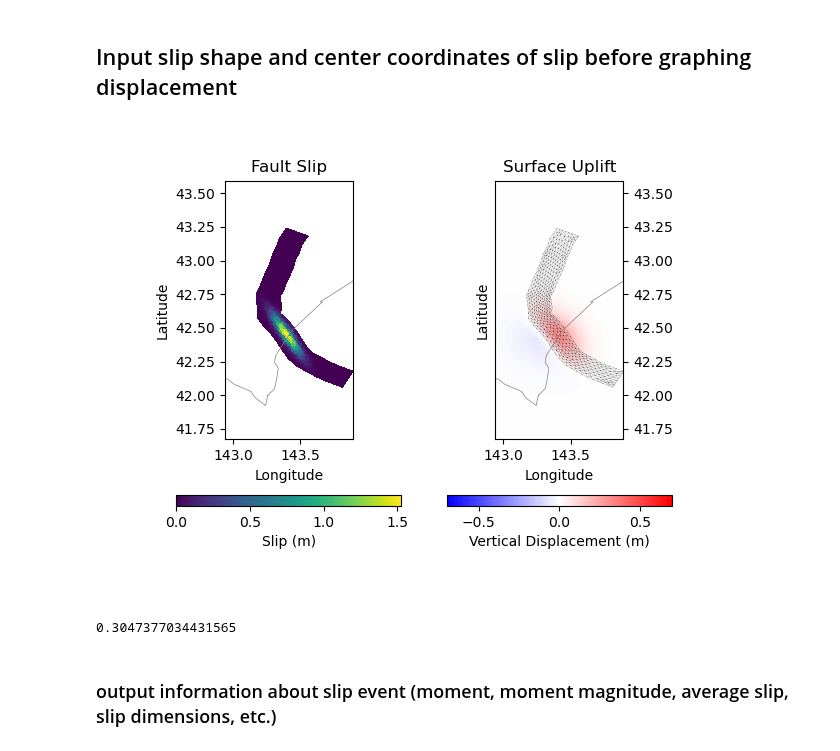
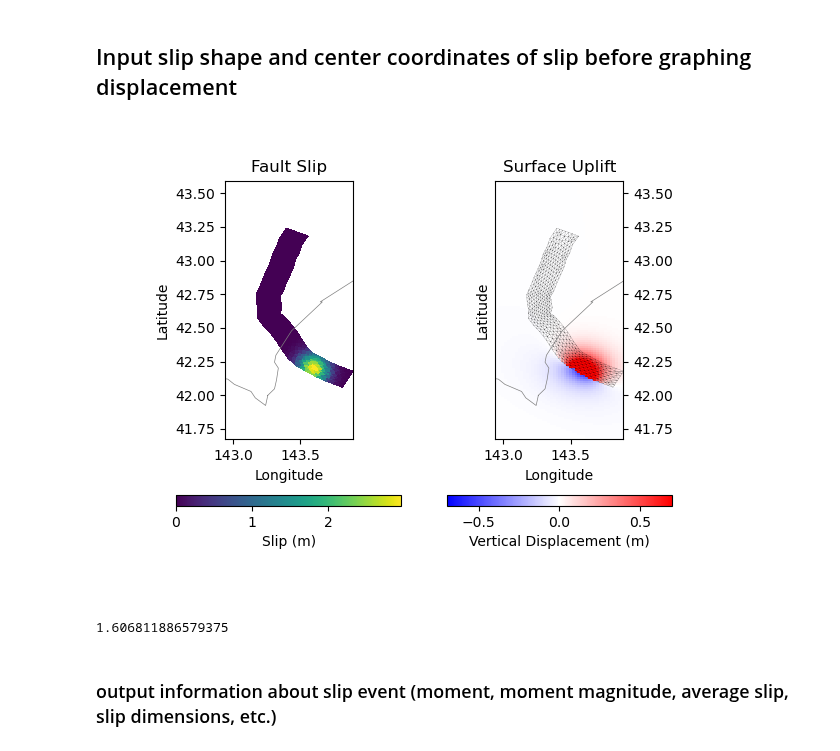
Before and after one commit to e-middleton/Emily_fault_displacement, a Jupyter notebook: fault_displacement.ipynb, the cells around one changed output. Drawn from its saved outputs; the diff is of its cells as text; code cells hidden in the pictures.

```diff
--- a/fault_displacement.ipynb
+++ b/fault_displacement.ipynb
@@ -252,8 +253,8 @@ hf.close()
 # %%
 # Read disp_mat from file
 
-hf = h5py.File('disp_matIshikariAvg.h5', 'r')
-disp_mat = np.array(hf["disp_matIshikariAvg"])
+hf = h5py.File('disp_matTokAvg.h5', 'r')
+disp_mat = np.array(hf["disp_matTokAvg"])
 hf.close()
 # %%
 def radgauss(x0, y0, a, x, y, c):
@@ -307,18 +308,18 @@ def radgauss(x0, y0, a, x, y, c):
 # Radial slip distribution
 
 # Center coordinates of slip distribution
-lon_center = 143.4 #Tok: 143.4 ; 1982: 142.578
-lat_center = 42.45 #Tok: 42.45 ; 1982: 42.172
+lon_center = 143.6 #Tok: 143.4 ; 1982: 142.578
+lat_center = 42.2 #Tok: 42.45 ; 1982: 42.172
 sub_az = 290 #angle of the subduction azimuth
 
 # Stretch of slip gradient in x, y plus rotation angle
-slip_shape = np.array([0.025, 0.12, 145])
+slip_shape = np.array([0.07, 0.08, 120])
 #Tok: [0.025, 0.12, 145]
 #1892: [0.05, 0.08, 230]
 
 #s only magnitude, not direction for each triangle
 #2.5 means 2.5 m of slip is the max
-s = radgauss(lon_center, lat_center, 1.5488, mesh["centroids"][:, 0], mesh["centroids"][:, 1], slip_shape)
+s = radgauss(lon_center, lat_center, 3, mesh["centroids"][:, 0], mesh["centroids"][:, 1], slip_shape)
 mesh["slip"] = s
 # s = new_grid_slip
 # mesh["rake"] = new_rake_vals
@@ -393,35 +394,35 @@ ax[0].set_xlabel("Longitude")
 # Get limits of displacement that is being plotted
 #pred disp 2 means vertical displacement at the grid points (0 is east west and 1 is north/south) after matrix multiplication
 #plot_disp = (pred_disp[2::3] - ref_pred_disp[2::3])
 plot_disp = pred_disp[2::3]
 max_mag = np.max([np.max(plot_disp), np.abs(np.min(plot_disp))])
 #gdo = ax[2].pcolormesh(obsx, obsy, plot_disp.reshape(np.shape(obsx)), shading="auto", cmap="bwr", vmin=-max_mag, vmax=max_mag) #we can assume maxSlip=1, pos=red, neg=blue
 #set color scale to being UNIFORM not dependent on max for that run/trial
 #used to be vmin=-max_mag, vmax=max_mag, changing it to -0.5 = min, 0.5 = max
 gdo = ax[1].pcolormesh(obsx, obsy, plot_disp.reshape(np.shape(obsx)), shading="auto", cmap="bwr", vmin=-0.7, vmax=0.7)
 #fig.colorbar(gdo, ax=ax[2], orientation='horizontal')
 cbar = fig.colorbar(gdo, ax=ax[1], orientation='horizontal')
 cbar.set_label("Vertical Displacement (m)")
 # Draw the fault
 #ax[2].triplot(mesh["points"][:, 0], mesh["points"][:, 1], mesh["verts"], linewidth=0.25, color='k')
 ax[1].triplot(mesh["points"][:,0], mesh["points"][:,1], mesh["verts"], linewidth=0.1, color='k')
 # Add coastline
 # ax[2].plot(coast.lon+360*(1-lon_corr), coast.lat, color="gray", linewidth=0.5)
 # ax[2].set(xlim=(xmin, xmax), ylim=(ymin, ymax), aspect='equal')
 # ax[2].yaxis.tick_right()
 # ax[2].title.set_text("Grid displacement")
 ax[1].plot(coast.lon+360*(1-lon_corr), coast.lat, color="gray", linewidth=0.5)
 ax[1].set(xlim=(xmin, xmax), ylim=(ymin, ymax), aspect='equal')
 ax[1].yaxis.tick_right()
 plt.ylabel("Latitude")
 plt.xlabel("Longitude")
 ax[1].title.set_text("Surface Uplift")
 plt.show()
 
 print(np.max(pred_disp[2::3]))
 # %% [output]
-[figure, old version]
+[figure, new version]
-0.3047377034431565
+1.606811886579375
 # %% [markdown]
 ### output information about slip event (moment, moment magnitude, average slip, slip dimensions, etc.)
 # %%
```
Also changed, not shown: parts of 3 cells of this notebook.
